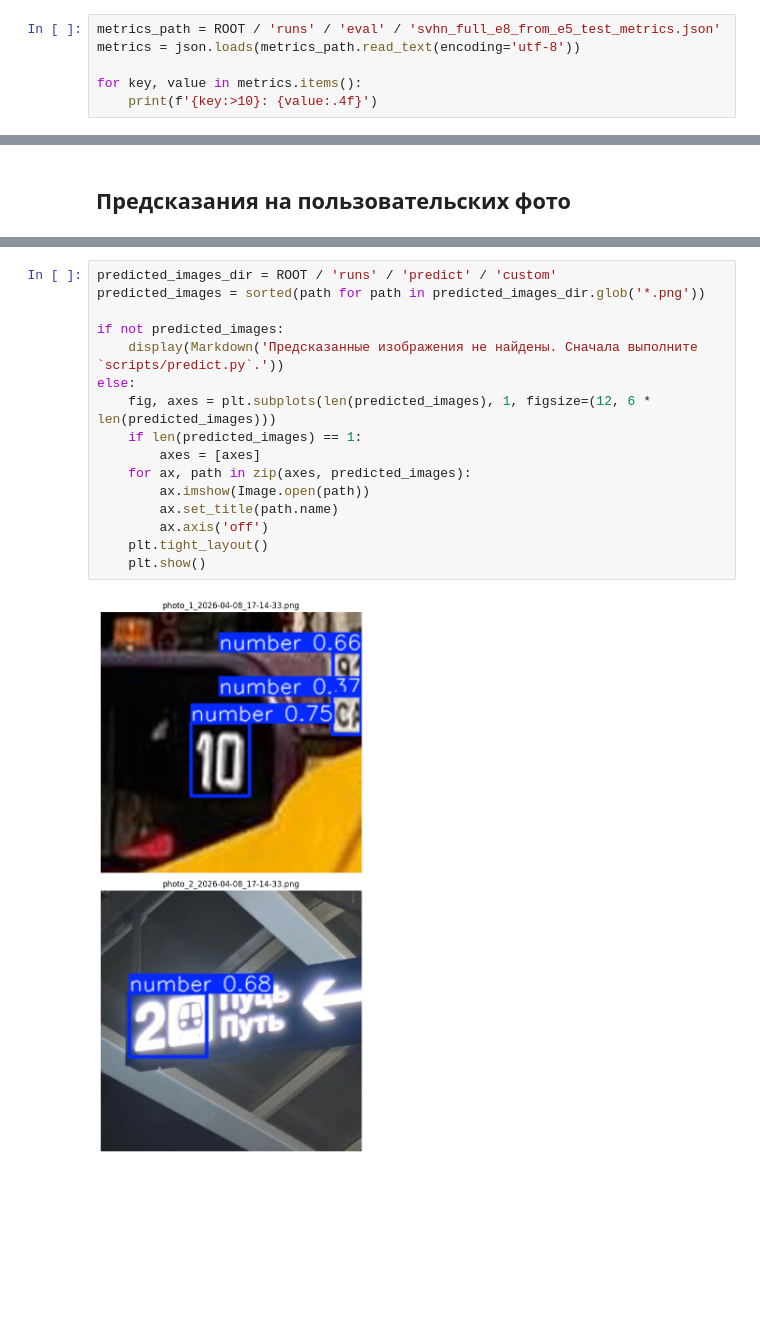
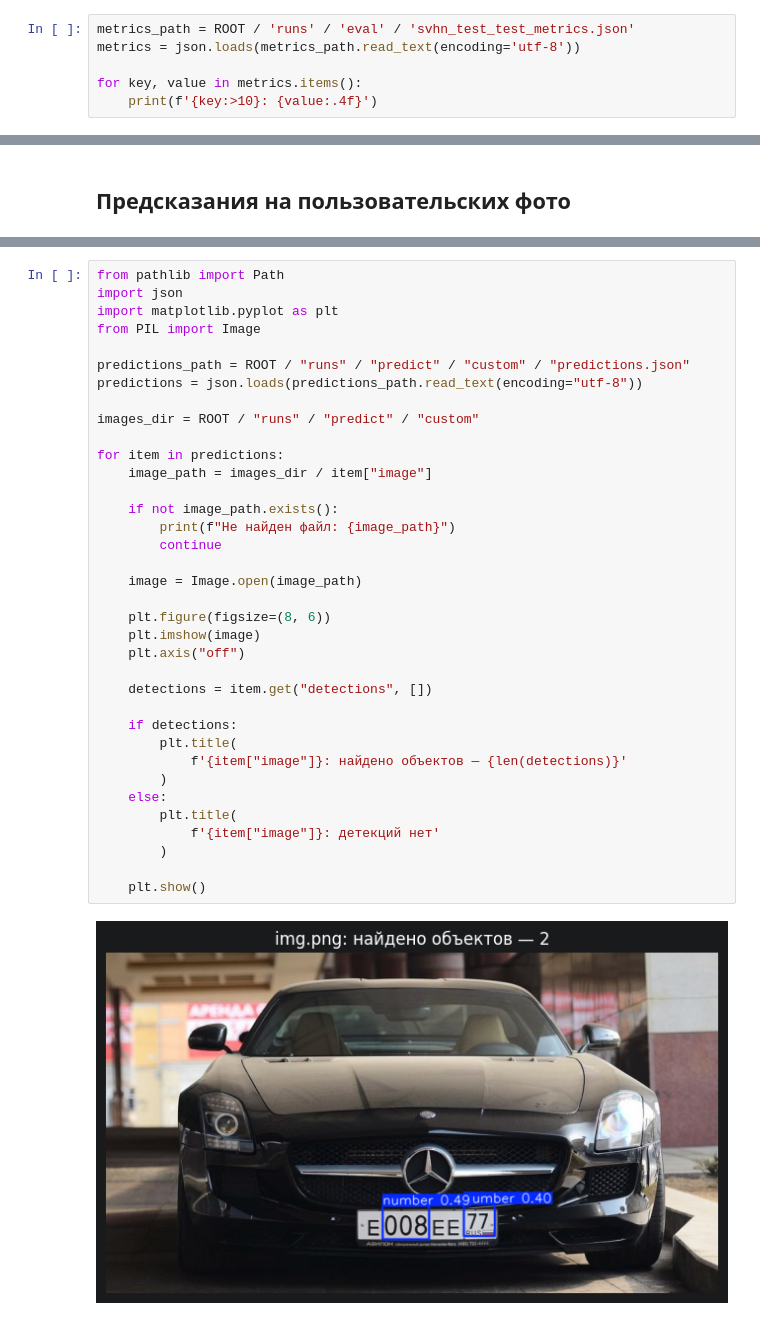
Before and after one commit to PrIIIcKoLyAZZZ/ITMO-cv-labs-bovt, a Jupyter notebook: labwork5.ipynb, the cells around one changed output, grey strips where cells are left out. Drawn from its saved outputs; the diff is of its cells as text; blank space fills up the shorter version.

```diff
--- a/labwork5.ipynb
+++ b/labwork5.ipynb
@@ -13,7 +13,7 @@ assert (ROOT / 'scripts').exists(), f'Project root not found: {ROOT}'
 # %% [markdown]
 ## Метрики на SVHN test
 # %%
-metrics_path = ROOT / 'runs' / 'eval' / 'svhn_full_e8_from_e5_test_metrics.json'
+metrics_path = ROOT / 'runs' / 'eval' / 'svhn_test_test_metrics.json'
 metrics = json.loads(metrics_path.read_text(encoding='utf-8'))
 
 for key, value in metrics.items():
@@ -51,18 +70,38 @@ FileNotFoundError: [Errno 2] No such file or directory: '/Users/maxim-bovt/Pycha
 # %%
-predicted_images_dir = ROOT / 'runs' / 'predict' / 'custom'
-predicted_images = sorted(path for path in predicted_images_dir.glob('*.png'))
+from pathlib import Path
+import json
+import matplotlib.pyplot as plt
+from PIL import Image
 
-if not predicted_images:
-    display(Markdown('Предсказанные изображения не найдены. Сначала выполните `scripts/predict.py`.'))
-else:
-    fig, axes = plt.subplots(len(predicted_images), 1, figsize=(12, 6 * len(predicted_images)))
-    if len(predicted_images) == 1:
-        axes = [axes]
-    for ax, path in zip(axes, predicted_images):
-        ax.imshow(Image.open(path))
-        ax.set_title(path.name)
-        ax.axis('off')
-    plt.tight_layout()
+predictions_path = ROOT / "runs" / "predict" / "custom" / "predictions.json"
+predictions = json.loads(predictions_path.read_text(encoding="utf-8"))
+
+images_dir = ROOT / "runs" / "predict" / "custom"
+
+for item in predictions:
+    image_path = images_dir / item["image"]
+
+    if not image_path.exists():
+        print(f"Не найден файл: {image_path}")
+        continue
+
+    image = Image.open(image_path)
+
+    plt.figure(figsize=(8, 6))
+    plt.imshow(image)
+    plt.axis("off")
+
+    detections = item.get("detections", [])
+
+    if detections:
+        plt.title(
+            f'{item["image"]}: найдено объектов — {len(detections)}'
+        )
+    else:
+        plt.title(
+            f'{item["image"]}: детекций нет'
+        )
+
     plt.show()
 # %% [output]
-[figure, old version]
+[figure, new version]
```
Also changed, not shown: parts of 4 cells of this notebook, 4 other files.
